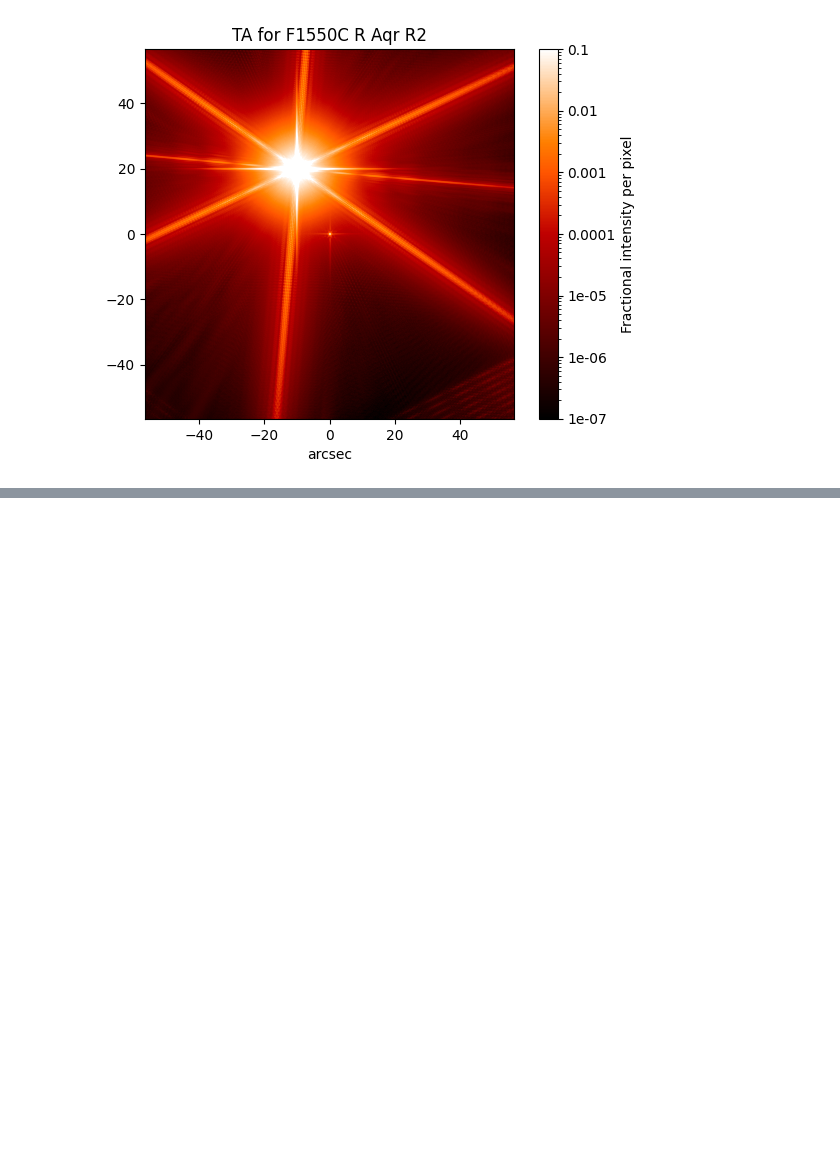
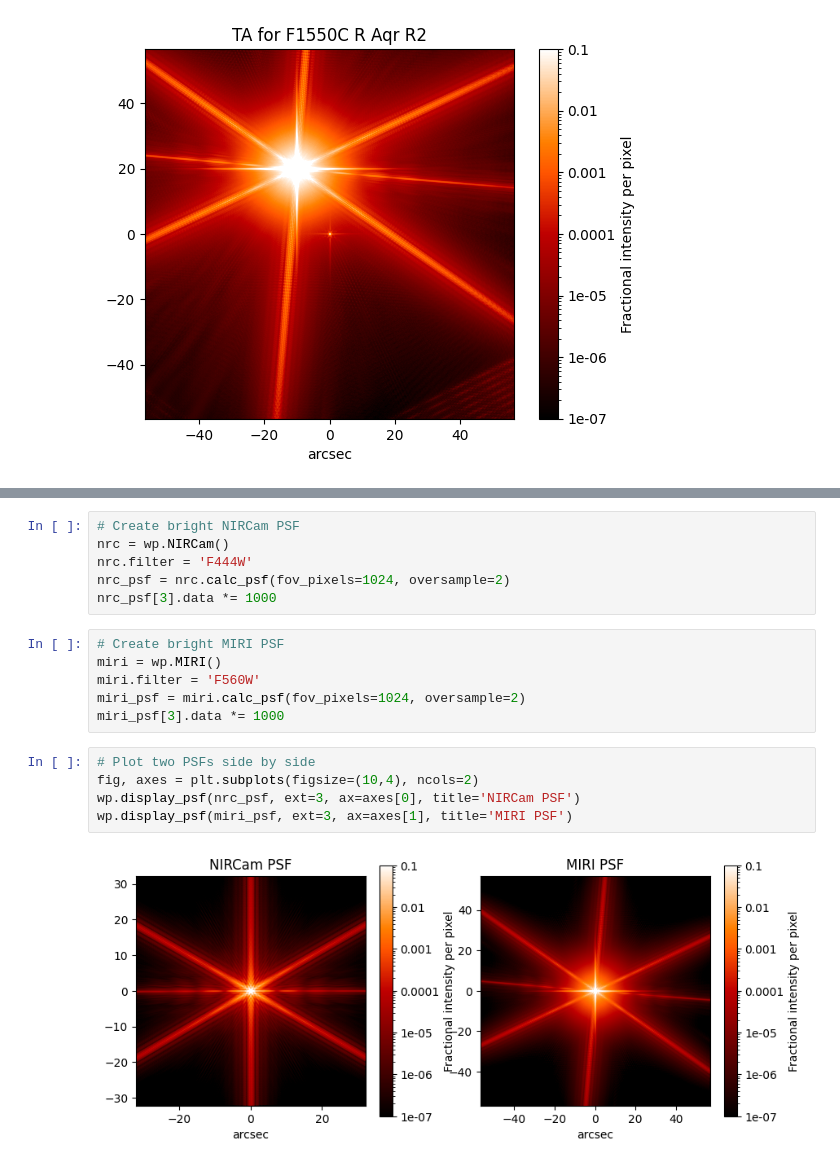
Before and after one commit to mmarengo/jwst_offset, a Jupyter notebook: offsets_apt_sequence.ipynb, the cells around one changed output, grey strips where cells are left out. Drawn from its saved outputs; the diff is of its cells as text; blank space fills up the shorter version.

Commit message:
Added test of PSF rotation between NIRCam and MIRI

```diff
--- a/offsets_apt_sequence.ipynb
+++ b/offsets_apt_sequence.ipynb
@@ -690,0 +696,19 @@ create_scene_psf(FILTER, APERTURE, PSF_COORDS, PSF_FLUX_RATIO, SCENE_NAME)
+# %%
+# Create bright NIRCam PSF
+nrc = wp.NIRCam()
+nrc.filter = 'F444W'
+nrc_psf = nrc.calc_psf(fov_pixels=1024, oversample=2)
+nrc_psf[3].data *= 1000
+# %%
+# Create bright MIRI PSF
+miri = wp.MIRI()
+miri.filter = 'F560W'
+miri_psf = miri.calc_psf(fov_pixels=1024, oversample=2)
+miri_psf[3].data *= 1000
+# %%
+# Plot two PSFs side by side
+fig, axes = plt.subplots(figsize=(10,4), ncols=2)
+wp.display_psf(nrc_psf, ext=3, ax=axes[0], title='NIRCam PSF')
+wp.display_psf(miri_psf, ext=3, ax=axes[1], title='MIRI PSF')
+# %% [output]
+[figure, added]
```
Also changed, not shown: parts of 2 cells of this notebook.
